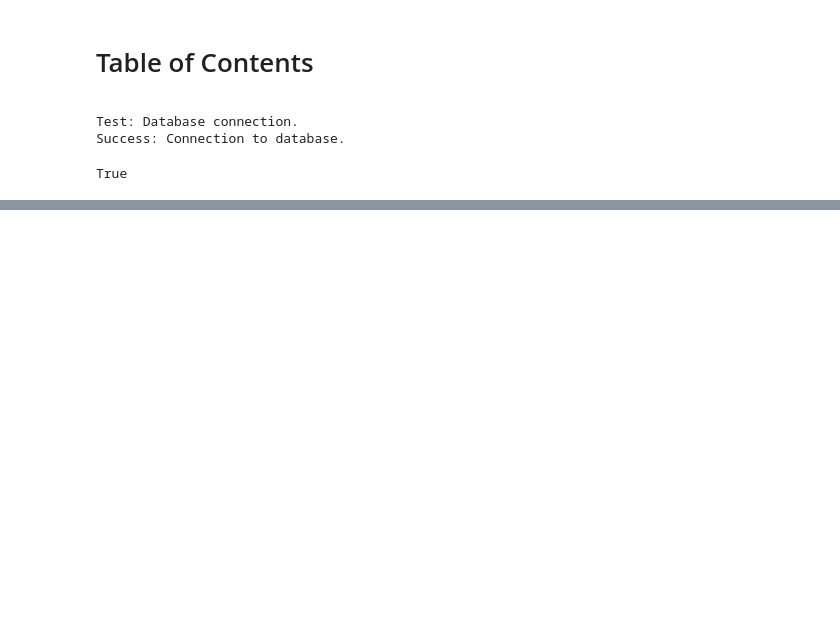
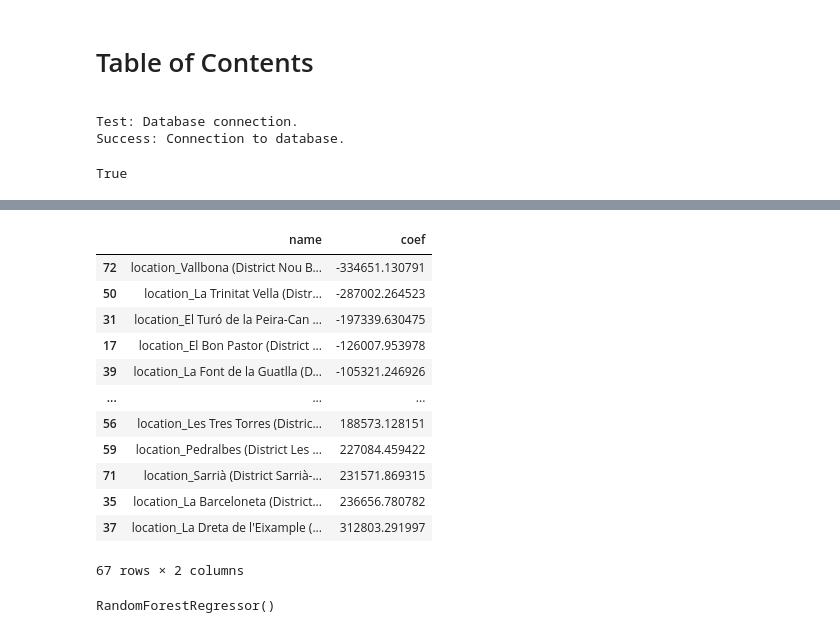
Before and after one commit to martorii/immoscrapper, a Jupyter notebook: analysis/first_analysis.ipynb, the cells around one changed output, grey strips where cells are left out. Cells and saved outputs as stored; diff of their text form; code cells hidden in the pictures; blank space fills up the shorter version.

```diff
--- a/analysis/first_analysis.ipynb
+++ b/analysis/first_analysis.ipynb
@@ -22,2 +184,28 @@ df = pd.DataFrame(db.select_table('properties'))
+# %%
+results = pd.DataFrame(model.params, columns=['coef']).reset_index().rename(columns={'index': 'name'})
+results = results[results.name.str.contains('location')].sort_values('coef')
+results
+# def get_most_expensive_districts(model):
+#     model.coef
+# %% [output]
+|  | name | coef |
+| 72 | location_Vallbona (District Nou B... | -334651.130791 |
+| 50 | location_La Trinitat Vella (Distr... | -287002.264523 |
+| 31 | location_El Turó de la Peira-Can ... | -197339.630475 |
+| 17 | location_El Bon Pastor (District ... | -126007.953978 |
+| 39 | location_La Font de la Guatlla (D... | -105321.246926 |
+| ... | ... | ... |
+| 56 | location_Les Tres Torres (Distric... | 188573.128151 |
+| 59 | location_Pedralbes (District Les ... | 227084.459422 |
+| 71 | location_Sarrià (District Sarrià-... | 231571.869315 |
+| 35 | location_La Barceloneta (District... | 236656.780782 |
+| 37 | location_La Dreta de l'Eixample (... | 312803.291997 |
+67 rows × 2 columns
+# %%
+from sklearn.ensemble import RandomForestRegressor
+regr = RandomForestRegressor()
+regr.fit(X, Y)
+# %% [output]
+RandomForestRegressor()
 # %%
 # %% [output]
```
Also changed, not shown: parts of 26 cells of this notebook, 8 other files.
